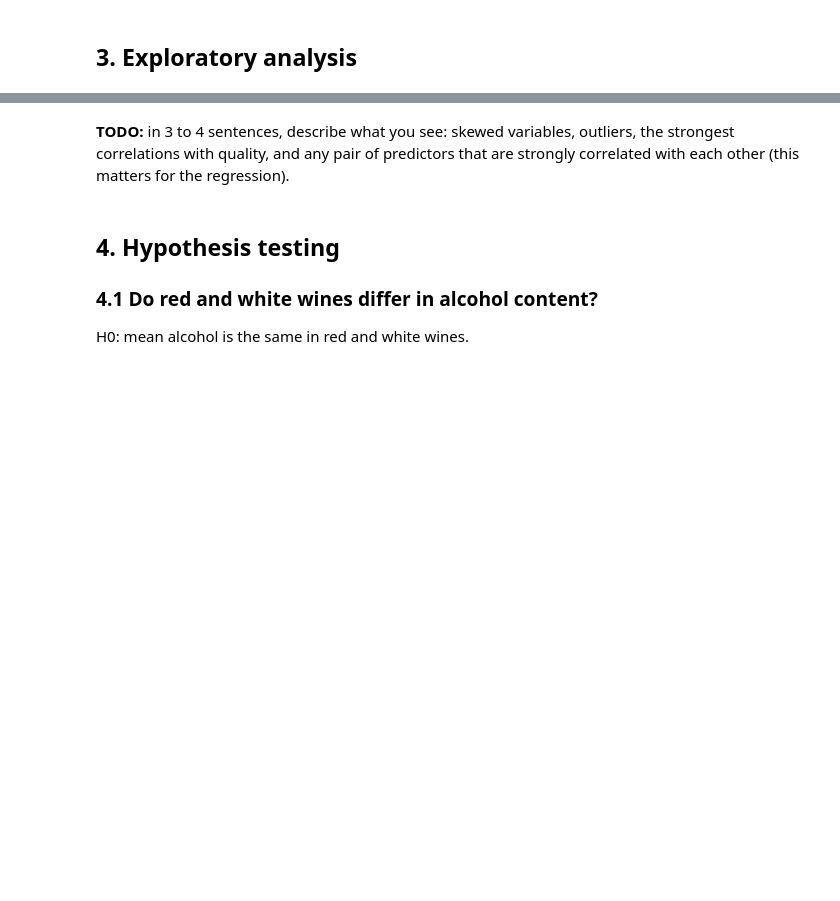
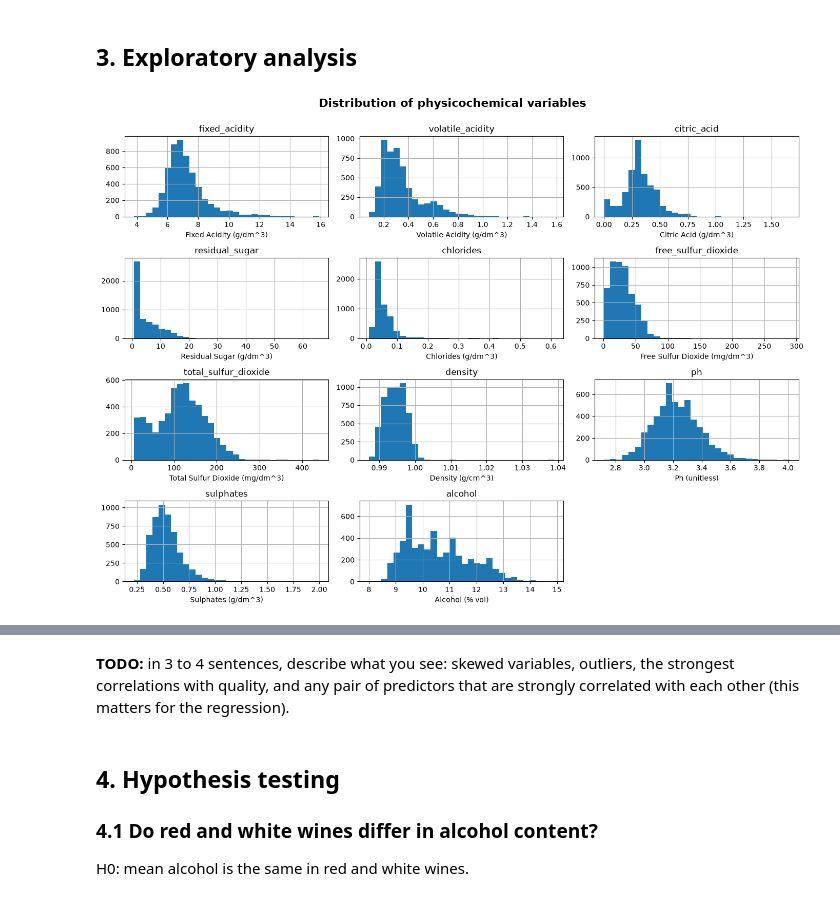
Before and after one commit to claudiabesilva/data-science-portfolio, a Jupyter notebook: Wine_quality_analysis/wine_quality_analysis.ipynb, the cells around one changed output, grey strips where cells are left out. Cells and saved outputs as stored; diff of their text form; code cells hidden in the pictures; blank space fills up the shorter version.

```diff
--- a/Wine_quality_analysis/wine_quality_analysis.ipynb
+++ b/Wine_quality_analysis/wine_quality_analysis.ipynb
@@ -48,12 +48,14 @@ print(df.shape)
 print(df.columns.tolist())
 df.head()
 
-
+# Convert column names to lowercase and replace spaces with underscores for easier access
 df.columns = [c.lower().replace(" ", "_") for c in df.columns]
 
-#FEATURES = ["fixed_acidity", "volatile_acidity", "citric_acid", "residual_sugar",
- #           "chlorides", "free_sulfur_dioxide", "total_sulfur_dioxide",
-  #          "density", "ph", "sulphates", "alcohol"]
+# The dataset contains a column called "quality" that is the target variable for our analysis.
+# The other columns are features that we will use to predict wine quality.
+FEATURES = ["fixed_acidity", "volatile_acidity", "citric_acid", "residual_sugar",
+            "chlorides", "free_sulfur_dioxide", "total_sulfur_dioxide",
+            "density", "ph", "sulphates", "alcohol"]
 # %% [output]
 (6497, 13)
 ['fixed_acidity', 'volatile_acidity', 'citric_acid', 'residual_sugar', 'chlorides', 'free_sulfur_dioxide', 'total_sulfur_dioxide', 'density', 'pH', 'sulphates', 'alcohol', 'quality', 'color']
@@ -78,0 +93,4 @@ df.describe().T
+# %%
+# Duplicated rows are dropped and the index is reset to avoid gaps in the index
+df = df.drop_duplicates().reset_index(drop=True)
+df.describe().T # .T to transpose the table for better readability
@@ -85,0 +113,23 @@ plt.show()
+# %%
+# Visualizing feature distributions with units on each x-axis
+axes = df[FEATURES].hist(bins=30, figsize=(14, 10))
+units = {
+    "fixed_acidity": "g/dm^3",
+    "volatile_acidity": "g/dm^3",
+    "citric_acid": "g/dm^3",
+    "residual_sugar": "g/dm^3",
+    "chlorides": "g/dm^3",
+    "free_sulfur_dioxide": "mg/dm^3",
+    "total_sulfur_dioxide": "mg/dm^3",
+    "density": "g/cm^3",
+    "ph": "unitless",
+    "sulphates": "g/dm^3",
+    "alcohol": "% vol",
+}
+for ax, feature in zip(axes.flat, FEATURES):
+    ax.set_xlabel(f"{feature.replace('_', ' ').title()} ({units[feature]})")
+plt.suptitle("Distribution of physicochemical variables", y=1.0, fontweight="bold", fontsize=16)
+plt.tight_layout()
+plt.show()
+# %% [output]
+[figure, added]
```
Also changed, not shown: parts of 16 cells of this notebook.
